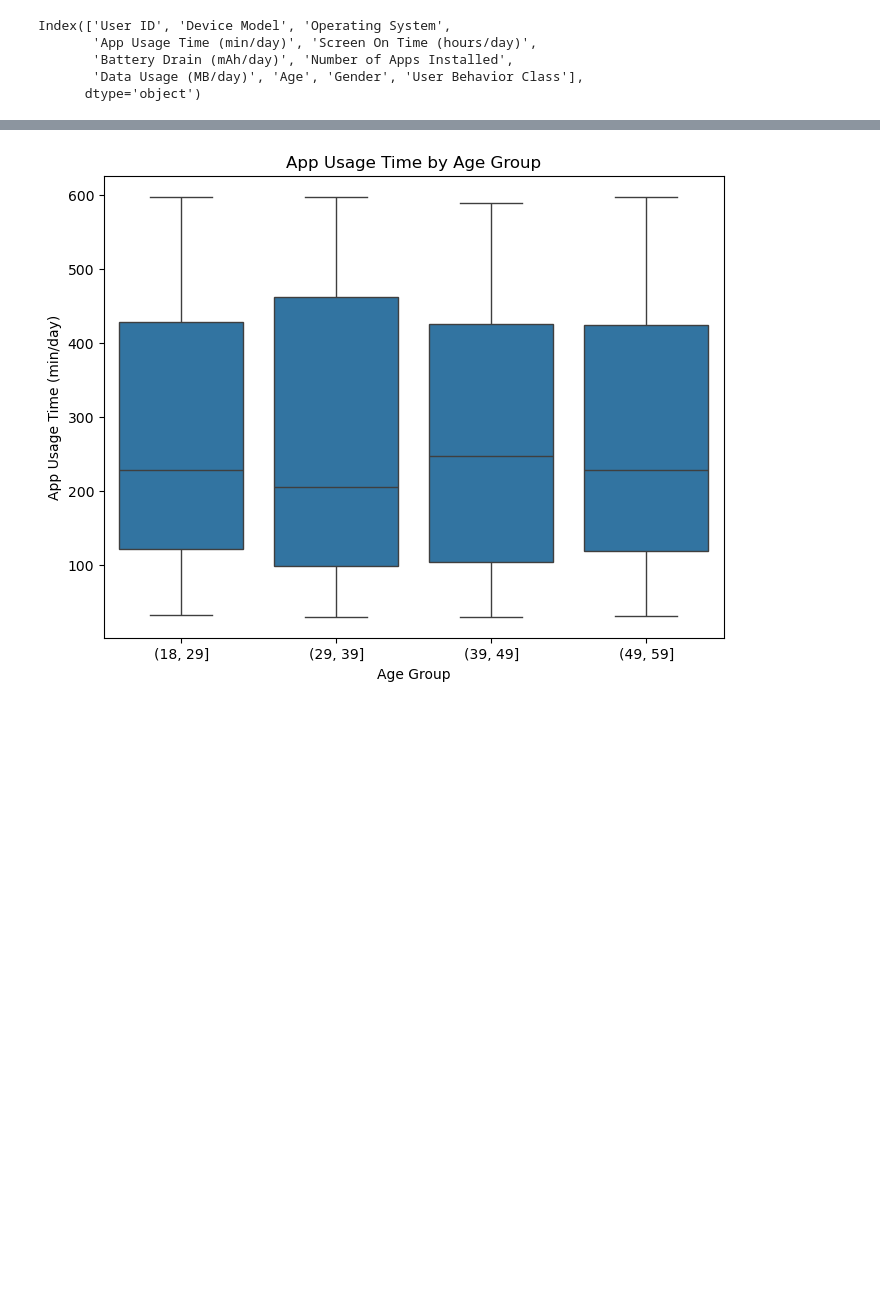
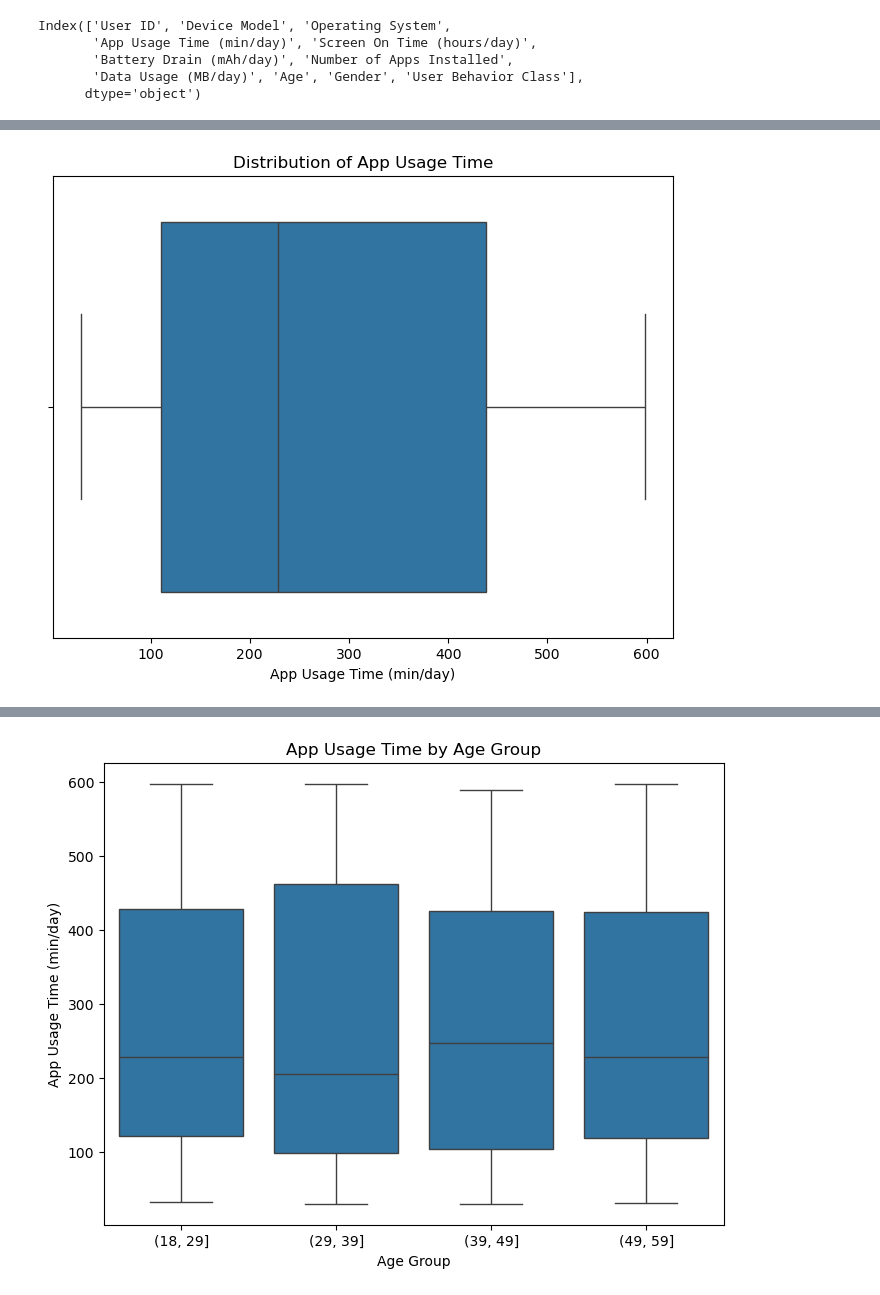
Before and after one commit to LincolnBrownBellevue/DSC680, a Jupyter notebook: Project2/DSC680_Project2_LincolnBrown.ipynb, the cells around one changed output, grey strips where cells are left out. Drawn from its saved outputs; the diff is of its cells as text; code cells hidden in the pictures; blank space fills up the shorter version.

```diff
--- a/Project2/DSC680_Project2_LincolnBrown.ipynb
+++ b/Project2/DSC680_Project2_LincolnBrown.ipynb
@@ -88,3 +123,12 @@ plt.show()
+# %%
+# Boxplot of App Usage Time
+plt.figure(figsize=(8,6))
+sns.boxplot(data=df, x='App Usage Time (min/day)')
+plt.title('Distribution of App Usage Time')
+plt.xlabel('App Usage Time (min/day)')
+plt.show()
+# %% [output]
+[figure, added]
 # %%
 # Bins for the Age column
 bins = [18, 29, 39, 49, 59]
```
Also changed, not shown: parts of 43 cells of this notebook, 6 other files.
